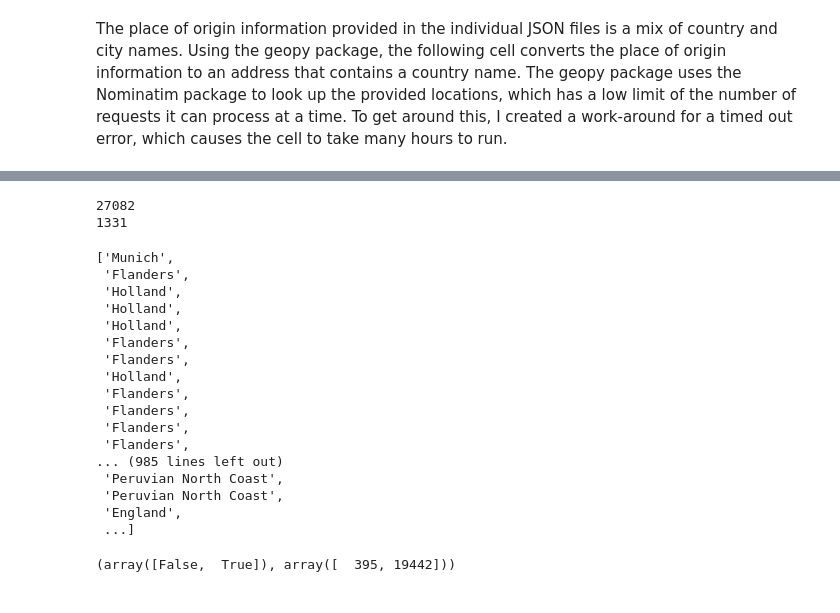
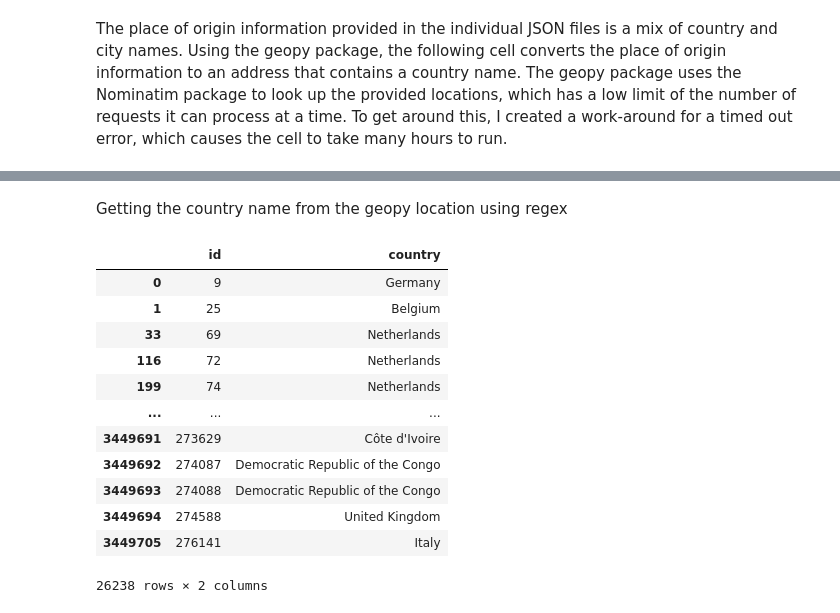
Before and after one commit to mollykstark/SIADS-Milestone-1, a Jupyter notebook: AIC_data_cleaning.ipynb, the cells around one changed output, grey strips where cells are left out. Drawn from its saved outputs; the diff is of its cells as text; code cells hidden in the pictures.

```diff
--- a/AIC_data_cleaning.ipynb
+++ b/AIC_data_cleaning.ipynb
@@ -46,0 +59,3 @@ aic_origin_drops = aic_and_origin.dropna(subset=['place_of_origin']).reset_index
+# %%
+countries_csv = pd.read_csv('CountriesCSV.csv')
+countries = list(countries_csv['name.common'])
@@ -46,0 +64,11 @@ aic_origin_drops = aic_and_origin.dropna(subset=['place_of_origin']).reset_index
+# %%
+id_and_noncountry = []
+id_and_country = []
+
+for i in range(len(aic_origin_drops)):
+    if aic_origin_drops['place_of_origin'][i] not in countries:
+        id_and_noncountry.append((aic_origin_drops['id'][i], aic_origin_drops['place_of_origin'][i]))
+    else:
+        id_and_country.append((aic_origin_drops['id'][i], aic_origin_drops['place_of_origin'][i]))
+
+cities = [x[1] for x in id_and_noncountry]
@@ -101,30 +105 @@ np.unique(cities, return_counts=True)
-# %%
-# number of rows not
-print(len(id_and_noncountry))
-
-cities = [x[1] for x in id_and_noncountry]
-
-print(len(set(cities)))
-
-cities
-# %% [output]
-27082
-1331
-['Munich',
- 'Flanders',
- 'Holland',
- 'Holland',
- 'Holland',
- 'Flanders',
- 'Flanders',
- 'Holland',
- 'Flanders',
- 'Flanders',
- 'Flanders',
- 'Flanders',
-... (985 lines left out)
- 'Peruvian North Coast',
- 'Peruvian North Coast',
- 'England',
- ...]
 # %%
@@ -149,0 +133,2 @@ for i in range(len(set(cities))):
+# %% [markdown]
+Getting the country name from the geopy location using regex
@@ -150,4 +139,20 @@ for i in range(len(set(cities))):
 # %%
 id_region_df = pd.DataFrame(id_and_noncountry, columns =['id', 'noncountry']).dropna()
-region_geopy_df = pd.DataFrame(region_and_geopy, columns =['noncountry', 'geopy']).dropna()
 id_region_geopy = pd.merge(id_region_df, region_geopy_df, on='noncountry', how='inner')
+id_region_geopy.drop_duplicates(subset=['id'], inplace=True)
+id_country_geopy = id_region_geopy[['id', 'geopy_country']].rename(columns={'geopy_country': 'country'})
+id_country_geopy
+# %% [output]
+|  | id | country |
+| 0 | 9 | Germany |
+| 1 | 25 | Belgium |
+| 33 | 69 | Netherlands |
+| 116 | 72 | Netherlands |
+| 199 | 74 | Netherlands |
+| ... | ... | ... |
+| 3449691 | 273629 | Côte d'Ivoire |
+| 3449692 | 274087 | Democratic Republic of the Congo |
+| 3449693 | 274088 | Democratic Republic of the Congo |
+| 3449694 | 274588 | United Kingdom |
+| 3449705 | 276141 | Italy |
+26238 rows × 2 columns
@@ -157,7 +158,0 @@ id_geopy = id_region_geopy[['id','geopy']]
-# %%
-pattern = '|'.join(countries)
-# for i in range(len(id_region_geopy)):
-np.unique(id_region_geopy['geopy'].str.contains(pattern), return_counts=True)
-        # print(id_region_geopy['geopy'][i])
-# %% [output]
-(array([False,  True]), array([  395, 19442]))
```
Also changed, not shown: parts of 39 cells of this notebook, 2 other files.
